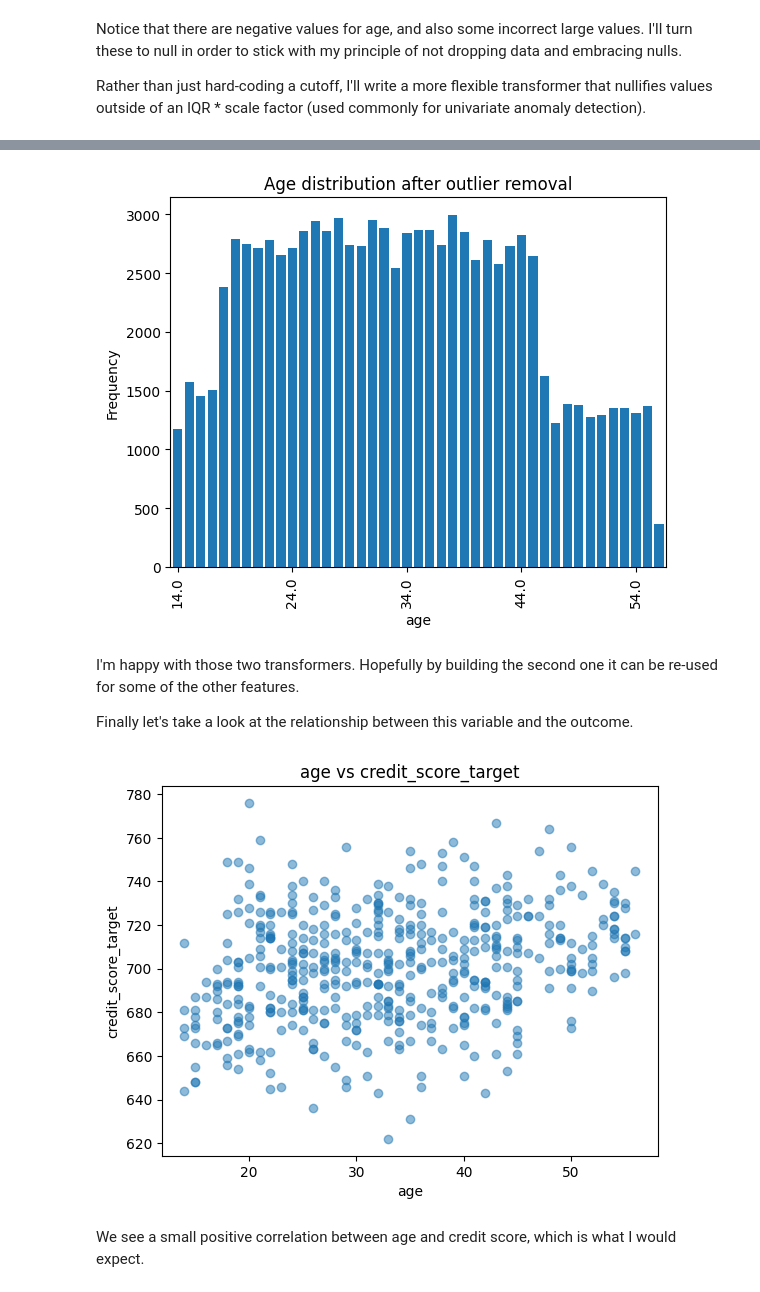
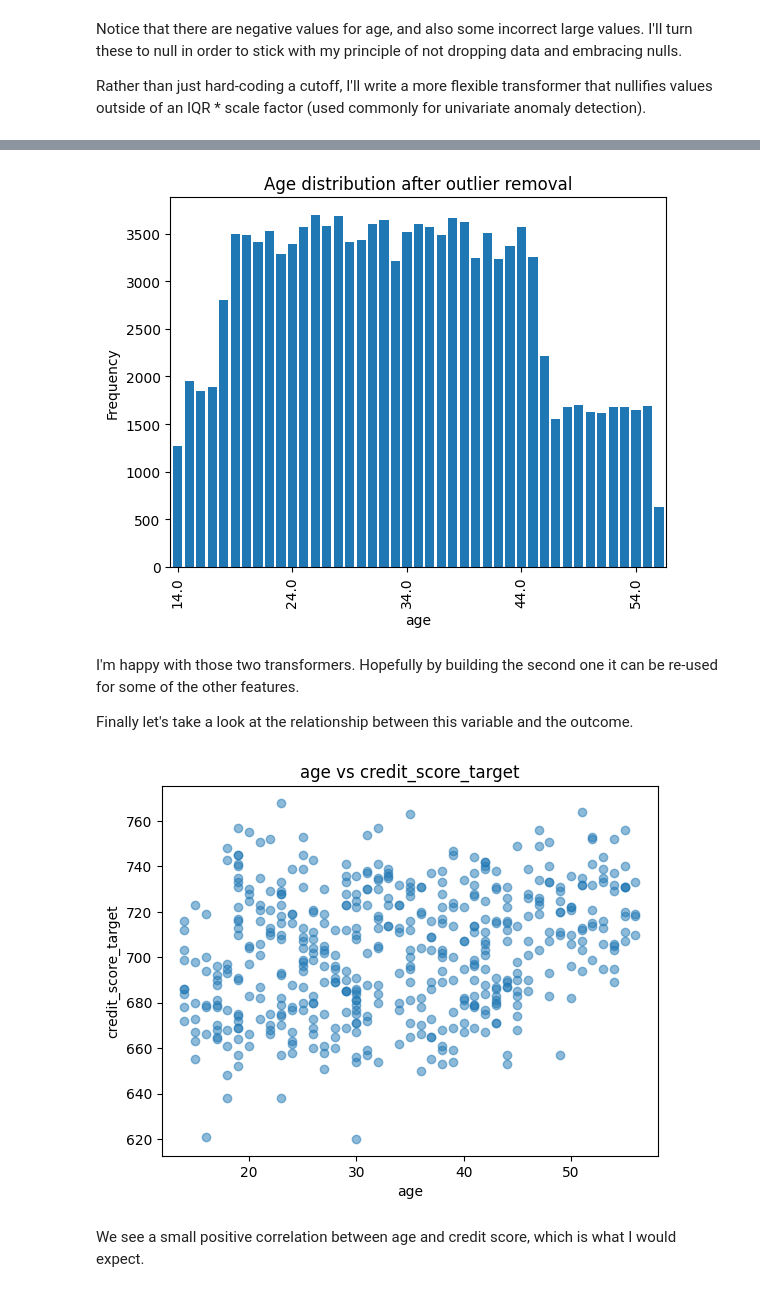
Before and after one commit to jgk-iles/zilch_interview, a Jupyter notebook: notebooks/feature_eda.ipynb, the cells around one changed output, grey strips where cells are left out. Cells and saved outputs as stored; diff of their text form; code cells hidden in the pictures.

```diff
--- a/notebooks/feature_eda.ipynb
+++ b/notebooks/feature_eda.ipynb
@@ -70,8 +55,8 @@ DROP_COLS = [
     "national_insurance_number",
 ]
 
-train_df_light = train_df.drop(columns=DROP_COLS)
-print(f"Remaining columns: {train_df_light.columns.to_list()}")
+combined_df_light = combined_df.drop(columns=DROP_COLS)
+print(f"Remaining columns: {combined_df_light.columns.to_list()}")
 # %% [output]
 Remaining columns: ['age', 'occupation', 'annual_income', 'monthly_inhand_salary', 'num_bank_accounts', 'num_credit_card', 'interest_rate', 'num_of_loan', 'type_of_loan', 'delay_from_due_date', 'num_o ...
 # %% [markdown]
@@ -80,8 +65,8 @@ Remaining columns: ['age', 'occupation', 'annual_income', 'monthly_inhand_salary
 I'll go through each of the remaining features and check for any errors and look at the distributions. It's also useful to plot vs. credit score here to get a better sense of the relationship.
 # %%
 # Create a DataFrame for the cleaned data
-train_df_cleaned = pd.DataFrame()
-train_df_cleaned["credit_score_target"] = train_df_light["credit_score_target"]
+combined_df_clean = pd.DataFrame()
+combined_df_clean["credit_score_target"] = combined_df_light["credit_score_target"]
 # %% [markdown]
 ### Age
 # %%
@@ -128,27 +113,12 @@ class StringStripper(BaseEstimator, TransformerMixin):
         return self
 
     def transform(self, X):
-        def parse_string(string: str) -> int:
-            """Parses a string to extract an integer age value.
-
-            string (str): The string containing the age value. It may contain underscores.
-
-            int: The parsed integer age value. If the string cannot be directly converted to an integer,
-                    it attempts to strip underscores and convert again.
-
-            Raises:
-                ValueError: If the string cannot be converted to an integer even after stripping underscores.
-            """
-            try:
-                return int(string)
-            except ValueError:
-                return int(string.strip(self.strip_char))
-
         X = X.copy()
-        X = X.apply(parse_string)
-        return X
+        X = X.replace(self.strip_char, "", regex=True)
+        X = X.replace("", np.nan, regex=True)
+        return X.astype(float)
 
 # Apply the transformer to the DataFrame
 string_stripper = StringStripper()
-train_df_cleaned["age"] =  string_stripper.fit_transform(train_df_light["age"])
+combined_df_clean["age"] =  string_stripper.fit_transform(combined_df_light["age"])
 # %%
@@ -190,5 +160,5 @@ class OutlierRemover(BaseEstimator, TransformerMixin):
 
 # Example usage:
 outlier_remover = OutlierRemover(factor=2.5)
-train_df_cleaned = outlier_remover.fit_transform(train_df_cleaned)
+combined_df_clean = outlier_remover.fit_transform(combined_df_clean)
 # %%
@@ -212,9 +182,9 @@ def plot_discrete_distribution(data: pd.Series, title: str, show_every: int = 10
     plt.title(title)
     plt.show()
 
-plot_discrete_distribution(train_df_cleaned["age"].dropna(), "Age distribution after outlier removal")
+plot_discrete_distribution(combined_df_clean["age"].dropna(), "Age distribution after outlier removal")
 # %% [output]
-[figure, old version]
+[figure, new version]
 # %% [markdown]
 I'm happy with those two transformers. Hopefully by building the second one it can be re-used for some of the other features.
 
@@ -222,21 +192,21 @@ Finally let's take a look at the relationship between this variable and the outc
 # %%
 def plot_numerical_feature_vs_target(
     data: pd.DataFrame,
     feature: str,
     target: str = "credit_score_target",
     sample_size: int = None
 ):
     if sample_size:
         data = data.sample(sample_size)
     plt.scatter(data[feature], data[target], alpha=0.5)
     plt.xlabel(feature)
     plt.ylabel(target)
     plt.title(f"{feature} vs {target}")
     plt.show()
 
-plot_numerical_feature_vs_target(train_df_cleaned, "age", sample_size=500)
+plot_numerical_feature_vs_target(combined_df_clean, "age", sample_size=500)
 # %% [output]
-[figure, old version]
+[figure, new version]
 # %% [markdown]
 We see a small positive correlation between age and credit score, which is what I would expect.
 # %% [markdown]
```
Also changed, not shown: parts of 88 cells of this notebook.
